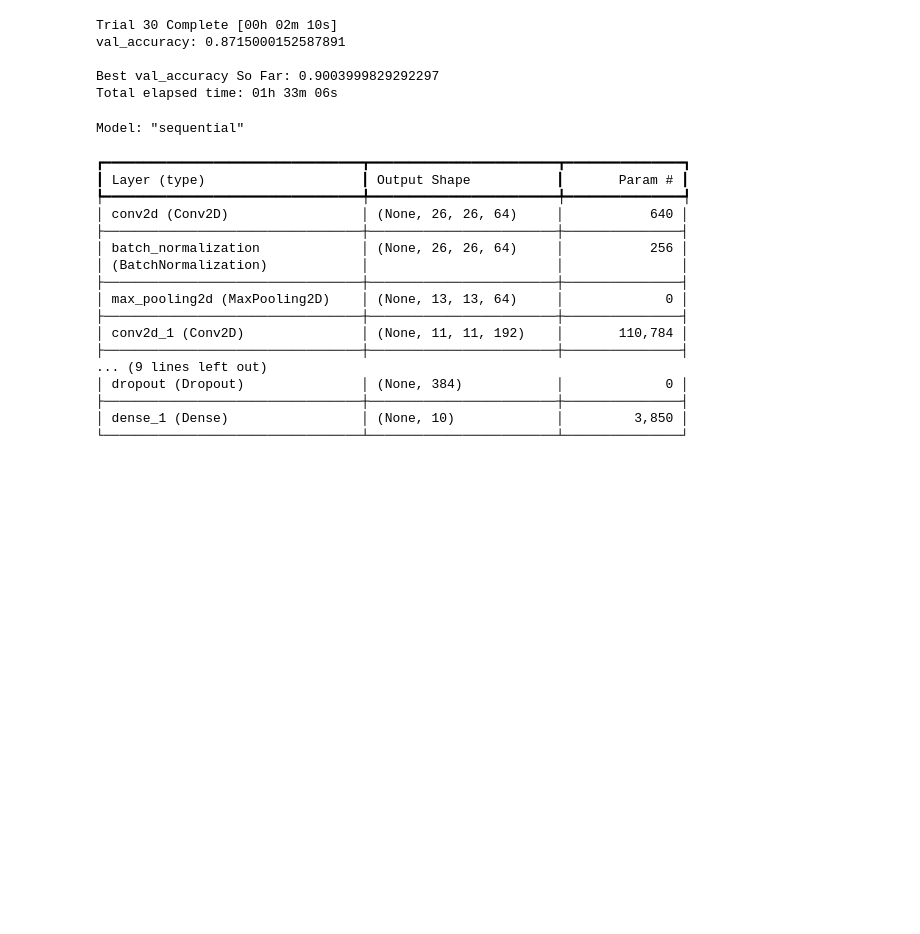
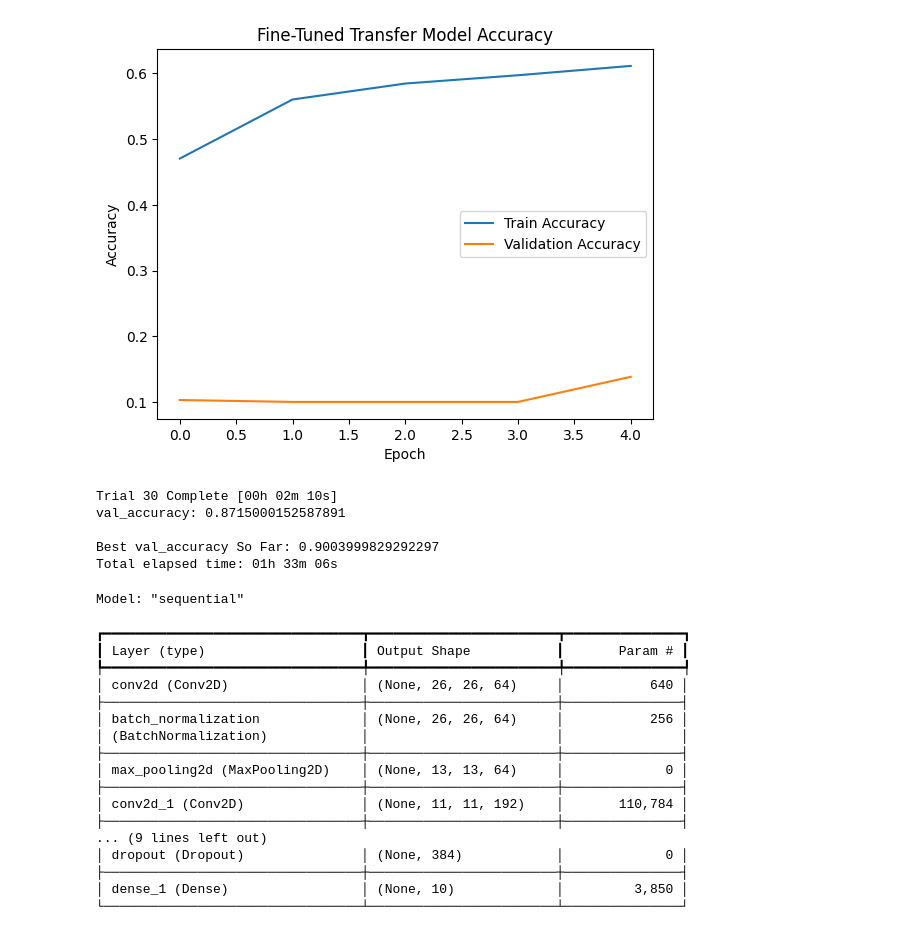
Before and after one commit to ErebusAbyss/fashion-mnist-classification, a Jupyter notebook: fashion_mnist_cnn.ipynb, the cells around one changed output. Cells and saved outputs as stored; diff of their text form; code cells hidden in the pictures; blank space fills up the shorter version.

```diff
--- a/fashion_mnist_cnn.ipynb
+++ b/fashion_mnist_cnn.ipynb
@@ -159 +159,85 @@ Test accuracy: 0.9025
 WARNING:absl:You are saving your model as an HDF5 file via `model.save()` or `keras.saving.save_model(model)`. This file format is considered legacy. We recommend using instead the native Keras format ...
+# %%
+from keras.applications import MobileNetV2
+from keras.layers import GlobalAveragePooling2D, Resizing, Lambda
+from keras.applications.mobilenet_v2 import preprocess_input
+
+# Stronger augmentation for better generalization
+train_datagen = tf.keras.preprocessing.image.ImageDataGenerator(
+    rotation_range=20,
+    width_shift_range=0.2,
+    height_shift_range=0.2,
+    shear_range=0.2,
+    zoom_range=0.2,
+    horizontal_flip=True,
+    fill_mode='nearest'
+)
+
+train_generator = train_datagen.flow(x_train, y_train, batch_size=64)
+
+# Pretrained base model
+base_model = MobileNetV2(weights='imagenet', include_top=False, input_shape=(96, 96, 3), alpha=0.5)
+base_model.trainable = False
+
+# Build transfer model
+transfer_model = keras.Sequential([
+    Resizing(96, 96),
+    Lambda(lambda x: tf.tile(x, [1, 1, 1, 3])),
+    Lambda(preprocess_input),
+    base_model,
+    GlobalAveragePooling2D(),
+    keras.layers.Dense(128, activation='relu'),
+    keras.layers.BatchNormalization(),
+    keras.layers.Dropout(0.3),
+    keras.layers.Dense(10, activation='softmax')
+])
+
+transfer_model.compile(
+    optimizer=keras.optimizers.Adam(learning_rate=1e-3),
+    loss='sparse_categorical_crossentropy',
+    metrics=['accuracy']
+)
+
+# Train transfer
+history_transfer = transfer_model.fit(
+    train_generator,
+    epochs=30,
+    validation_data=test_generator,
+    callbacks=[early_stop]
+)
+
+# Evaluate transfer
+test_loss, test_acc = transfer_model.evaluate(test_generator)
+print(f"Transfer Learning Test accuracy: {test_acc:.4f}")
+
+# Fine-tune
+base_model.trainable = True
+for layer in base_model.layers[:-10]:
+    layer.trainable = False
+
+transfer_model.compile(
+    optimizer=keras.optimizers.Adam(learning_rate=1e-5),
+    loss='sparse_categorical_crossentropy',
+    metrics=['accuracy']
+)
+
+history_fine = transfer_model.fit(
+    train_generator,
+    epochs=20,
+    validation_data=test_generator,
+    callbacks=[early_stop]
+)
+
+# Evaluate fine-tune
+test_loss, test_acc = transfer_model.evaluate(test_generator)
+print(f"Fine-Tuned Transfer accuracy: {test_acc:.4f}")
+
+# Plot fine-tune
+plt.plot(history_fine.history['accuracy'], label='Train Accuracy')
+plt.plot(history_fine.history['val_accuracy'], label='Validation Accuracy')
+plt.title('Fine-Tuned Transfer Model Accuracy')
+plt.xlabel('Epoch')
+plt.ylabel('Accuracy')
+plt.legend()
+plt.show()
+# %% [output]
@@ -160,3 +266,4 @@ WARNING:absl:You are saving your model as an HDF5 file via `model.save()` or `ke
+[figure, added]
 # %%
 import keras_tuner as kt
 
```
Also changed, not shown: parts of 5 cells of this notebook.
